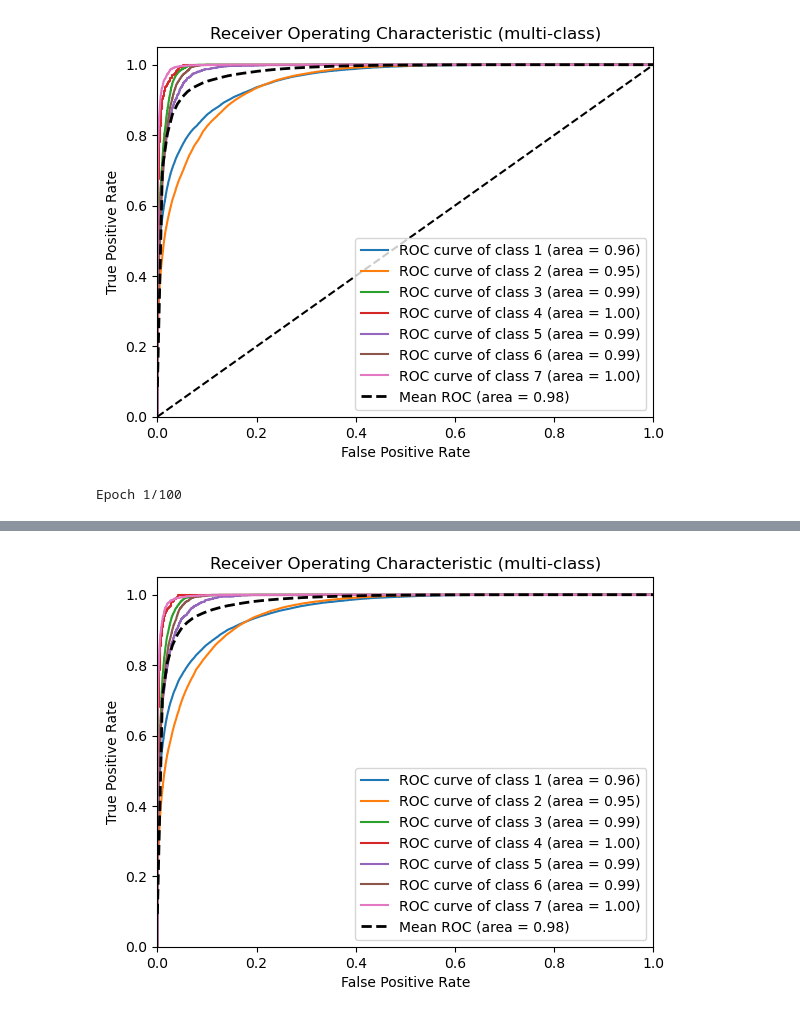
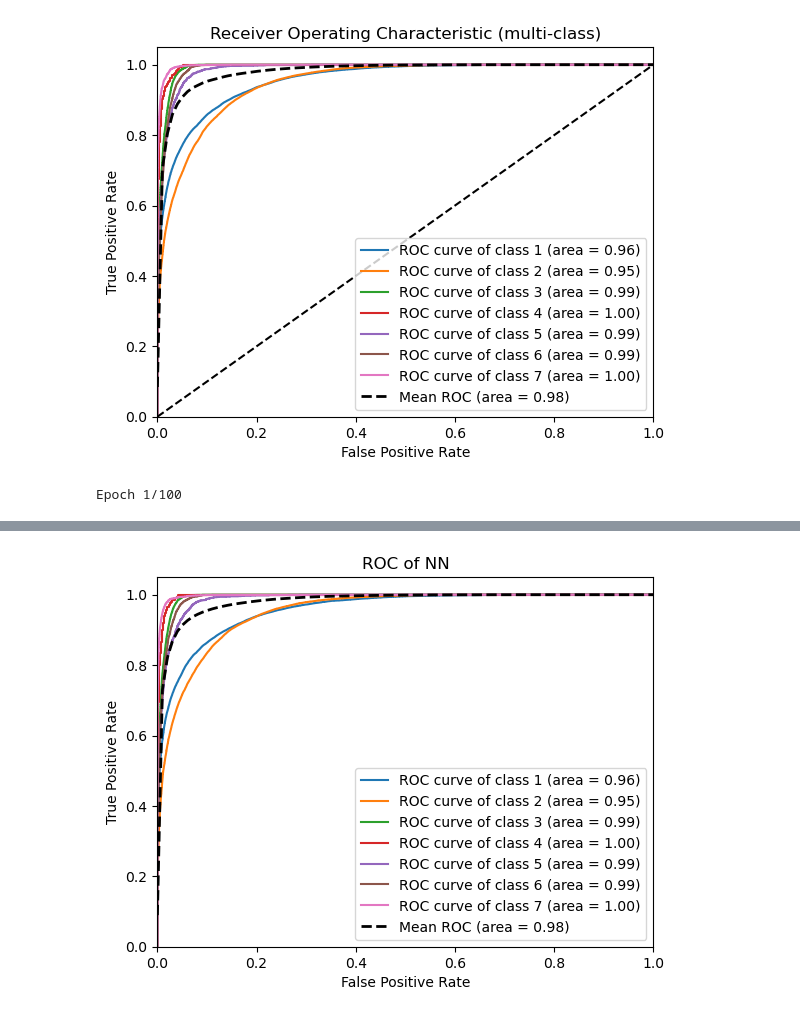
Before and after one commit to cristinar07/CS344, a Jupyter notebook: NN.ipynb, the cells around one changed output, grey strips where cells are left out. Cells and saved outputs as stored; diff of their text form; code cells hidden in the pictures.

```diff
--- a/NN.ipynb
+++ b/NN.ipynb
@@ -221,7 +221,7 @@ plt.xlim([0.0, 1.0])
 plt.ylim([0.0, 1.05])
 plt.xlabel('False Positive Rate')
 plt.ylabel('True Positive Rate')
-plt.title('Receiver Operating Characteristic (multi-class)')
+plt.title('ROC of NN')
 plt.legend(loc="lower right")
 plt.show()
 # %% [output]
@@ -246 +246 @@ Test F1 Score: 0.8463025020646509
-[figure, old version]
+[figure, new version]
```
Also changed, not shown: parts of 1 cell of this notebook, 1 other file.
